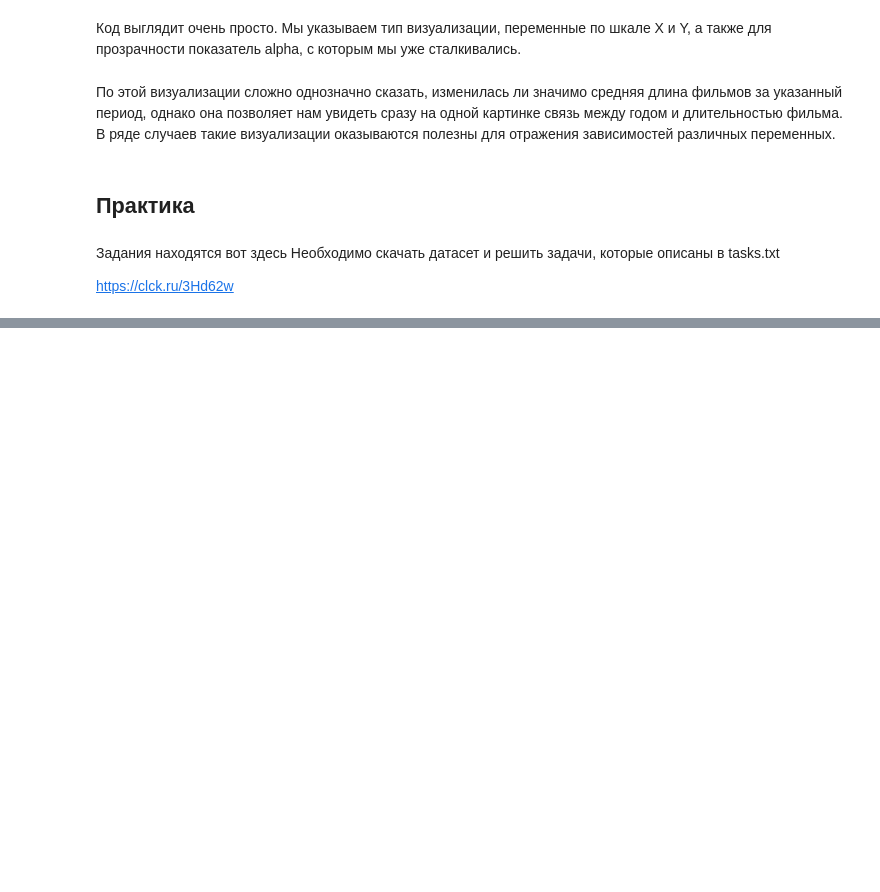
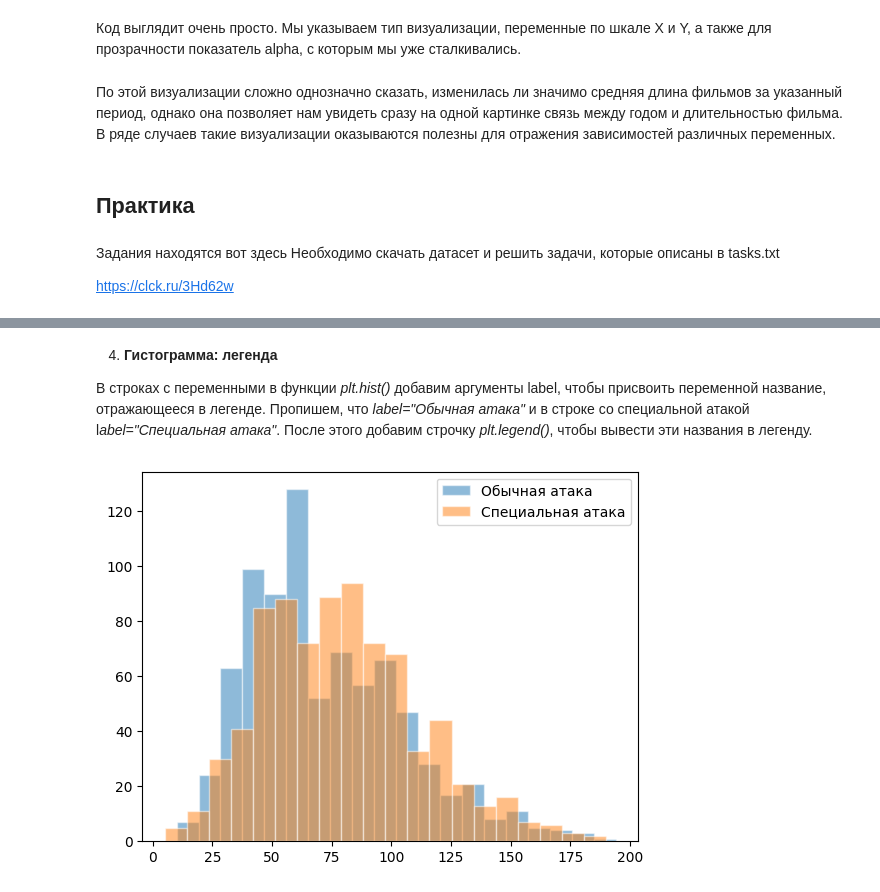
Before and after one commit to ReDwile/Spark-Practice-HSE, a Jupyter notebook: Basics-of-Visualization/Lecture_2/training/visual_2.ipynb, the cells around one changed output, grey strips where cells are left out. Saved outputs shown, nothing was run; the diff lists cells and outputs as text; code cells hidden in the pictures; blank space fills up the shorter version.

```diff
--- a/Basics-of-Visualization/Lecture_2/training/visual_2.ipynb
+++ b/Basics-of-Visualization/Lecture_2/training/visual_2.ipynb
@@ -507,0 +568,11 @@ https://clck.ru/3Hd62w
+# %% [markdown]
+4) **Гистограмма: легенда**
+
+В строках с переменными в функции *plt.hist()* добавим аргументы label, чтобы присвоить переменной название, отражающееся в легенде. Пропишем, что *label="Обычная атака"* и в строке со специальной атакой l*abel="Специальная атака"*. После этого добавим строчку *plt.legend()*, чтобы вывести эти названия в легенду.
+# %%
+plt.hist(df['SpAtk'], bins = 20, edgecolor = 'white', alpha = 0.5, label = 'Обычная атака')
+plt.hist(df['Attack'], bins = 20, edgecolor = 'white', alpha = 0.5, label = 'Специальная атака')
+plt.legend()
+plt.show()
+# %% [output]
+[figure, added]
```
Also changed, not shown: parts of 17 cells of this notebook, 1 other file.
